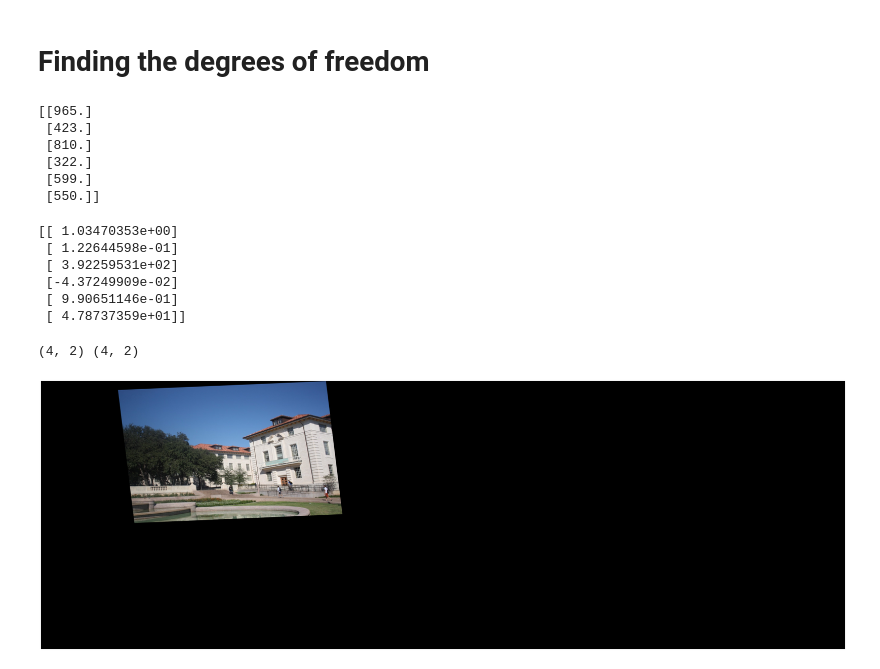
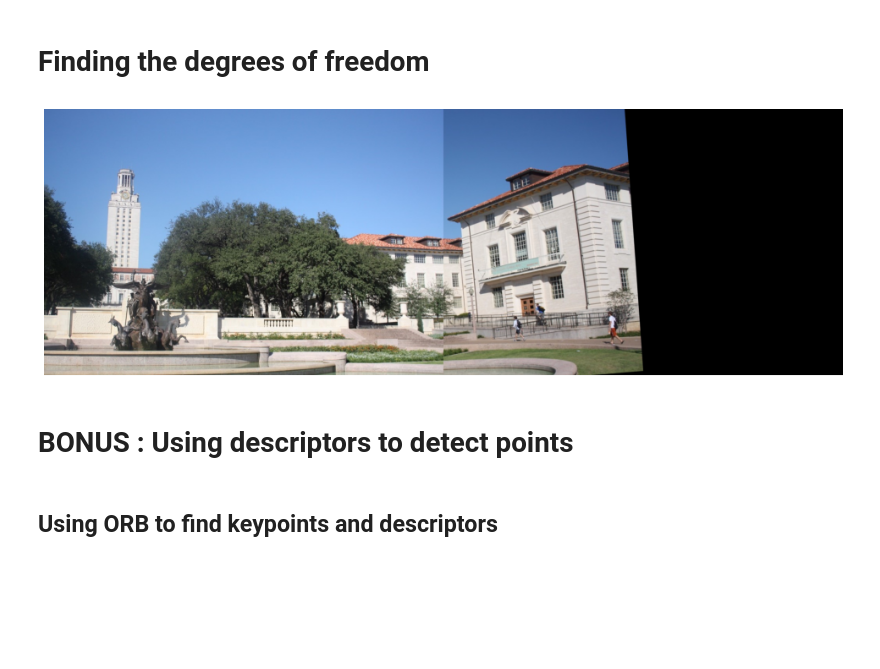
Before and after one commit to Mobad225/Image-Panoramas, a Jupyter notebook: CV_Assignment_2.ipynb, the cells around one changed output. Saved outputs shown, nothing was run; the diff lists cells and outputs as text; code cells hidden in the pictures; blank space fills up the shorter version.

```diff
--- a/CV_Assignment_2.ipynb
+++ b/CV_Assignment_2.ipynb
@@ -70,5 +66,5 @@ print(img1.shape)
 # %%
-sims_1 = np.array([(995, 901, 810, 760, 599, 965, 562),
-                   (342, 339, 322, 495, 550, 423, 626)]).T
-sims_2 = np.array([(540, 458, 369, 308, 139, 506, 87),
-                   (325, 315, 293, 461, 513, 401, 595)]).T
+sims_1 = np.array([(995, 901, 810, 760, 599, 965, 562, 1000, 924, 814, 957),
+                   (342, 339, 322, 495, 550, 423, 626, 350, 530, 321, 393)]).T
+sims_2 = np.array([(540, 458, 369, 308, 139, 506, 87, 544, 461, 372, 501),
+                   (325, 315, 293, 461, 513, 401, 595, 334, 500, 292, 372)]).T
@@ -95,9 +73,12 @@ print_photo(img2, true_size = True, pts = best2)
+# %%
+best1 = sims_1[7:10]
+best2 = sims_2[7:10]
 # %% [markdown]
 # Constructing the point matrices
 # %%
 after = np.reshape(best1, (len(best1)*2, 1))
-H = np.zeros((6, 6))
-for i in range(6):
+H = np.zeros((len(after), 6))
+for i in range(len(after)):
   curr_pt = best2[i//2]
   if i & 1 == 0:
     H[i] = np.append(curr_pt, [1, 0, 0, 0])
@@ -106,41 +87,20 @@ for i in range(6):
 # %% [markdown]
 # Finding the degrees of freedom
 # %%
-H_inv = np.linalg.inv(H)
+H_inv = np.linalg.pinv(H)
 degrees = H_inv.dot(after)
 H_mat = np.reshape(np.append(degrees, [0, 0, 1]), (3, 3))
-#print(H_mat)
-#degrees = np.reshape(degrees, (2,3))
-print(H.dot(degrees))
+#print(H.dot(degrees)) <~~~ To check they are (x11,y11,x12,y12,x13,y13).T
-# %% [output]
-[[965.]
- [423.]
- [810.]
- [322.]
- [599.]
- [550.]]
-# %%
-X = H_inv.dot(after)
-print(X)
-# %% [output]
-[[ 1.03470353e+00]
- [ 1.22644598e-01]
- [ 3.92259531e+02]
- [-4.37249909e-02]
- [ 9.90651146e-01]
- [ 4.78737359e+01]]
 # %%
 pts1 = np.float32(best1)
 pts2 = np.float32(best2)
 
-x1 = np.reshape(np.append(pts1, (1745, 170)), (4,2)).astype("float32")
-x2 = np.reshape(np.append(pts2, (607, 210)), (4,2)).astype("float32")
-
-print(x1.shape, x2.shape)
-
-M = cv2.getPerspectiveTransform(x1, x2)
-dst = cv2.warpPerspective(img2, H_mat,(img1.shape[1]*4, img1.shape[0]*2))
+dst = cv2.warpPerspective(img2, H_mat,(img1.shape[1] + img2.shape[1], img1.shape[0]))
+dst[0:img1.shape[0], 0:img1.shape[1]] = img1
 print_photo(dst, true_size = True)
 # %% [output]
-(4, 2) (4, 2)
-[figure, old version]
+[figure, new version]
+# %% [markdown]
+# BONUS : Using descriptors to detect points
+# %% [markdown]
+## Using ORB to find keypoints and descriptors
```
Also changed, not shown: parts of 13 cells of this notebook.
